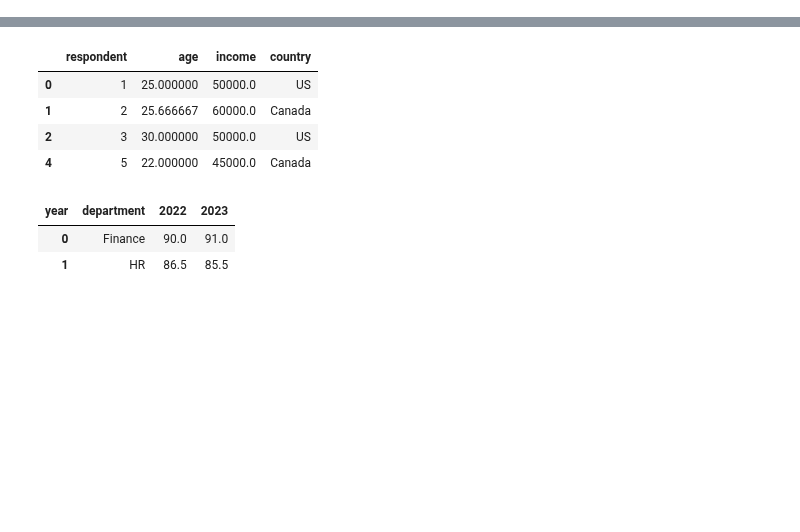
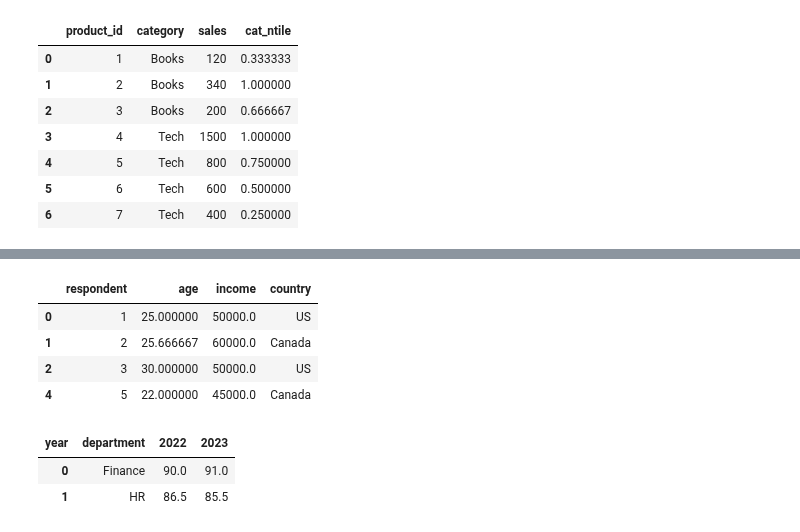
Before and after one commit to edmiller824/sf_tech, a Jupyter notebook: reps.ipynb, the cells around one changed output, grey strips where cells are left out. Saved outputs shown, nothing was run; the diff lists cells and outputs as text; code cells hidden in the pictures; blank space fills up the shorter version.

Commit message:
practice pandas: ranks and percentiles

```diff
--- a/reps.ipynb
+++ b/reps.ipynb
@@ -0,0 +1,28 @@
+# %%
+"""
+📊 Practice Problem: Percentile Rank Within Category
+🎯 Task:
+	1.	For each category, compute the percentile rank of each product based on sales, scaled from 0 to 1, where:
+	•	Highest sales = 1.0
+	•	Lowest sales = 0.0
+	2.	Add a new column: 'percentile_rank'
+"""
+import pandas as pd
+
+df = pd.DataFrame({
+    'product_id': [1, 2, 3, 4, 5, 6, 7],
+    'category': ['Books', 'Books', 'Books', 'Tech', 'Tech', 'Tech', 'Tech'],
+    'sales': [120, 340, 200, 1500, 800, 600, 400]
+})
+
+df['cat_ntile'] = df.groupby('category')['sales'].rank(pct=True, ascending=True)
+df
+# %% [output]
+|  | product_id | category | sales | cat_ntile |
+| 0 | 1 | Books | 120 | 0.333333 |
+| 1 | 2 | Books | 340 | 1.000000 |
+| 2 | 3 | Books | 200 | 0.666667 |
+| 3 | 4 | Tech | 1500 | 1.000000 |
+| 4 | 5 | Tech | 800 | 0.750000 |
+| 5 | 6 | Tech | 600 | 0.500000 |
+| 6 | 7 | Tech | 400 | 0.250000 |
```
Also changed, not shown: parts of 2 cells of this notebook.
